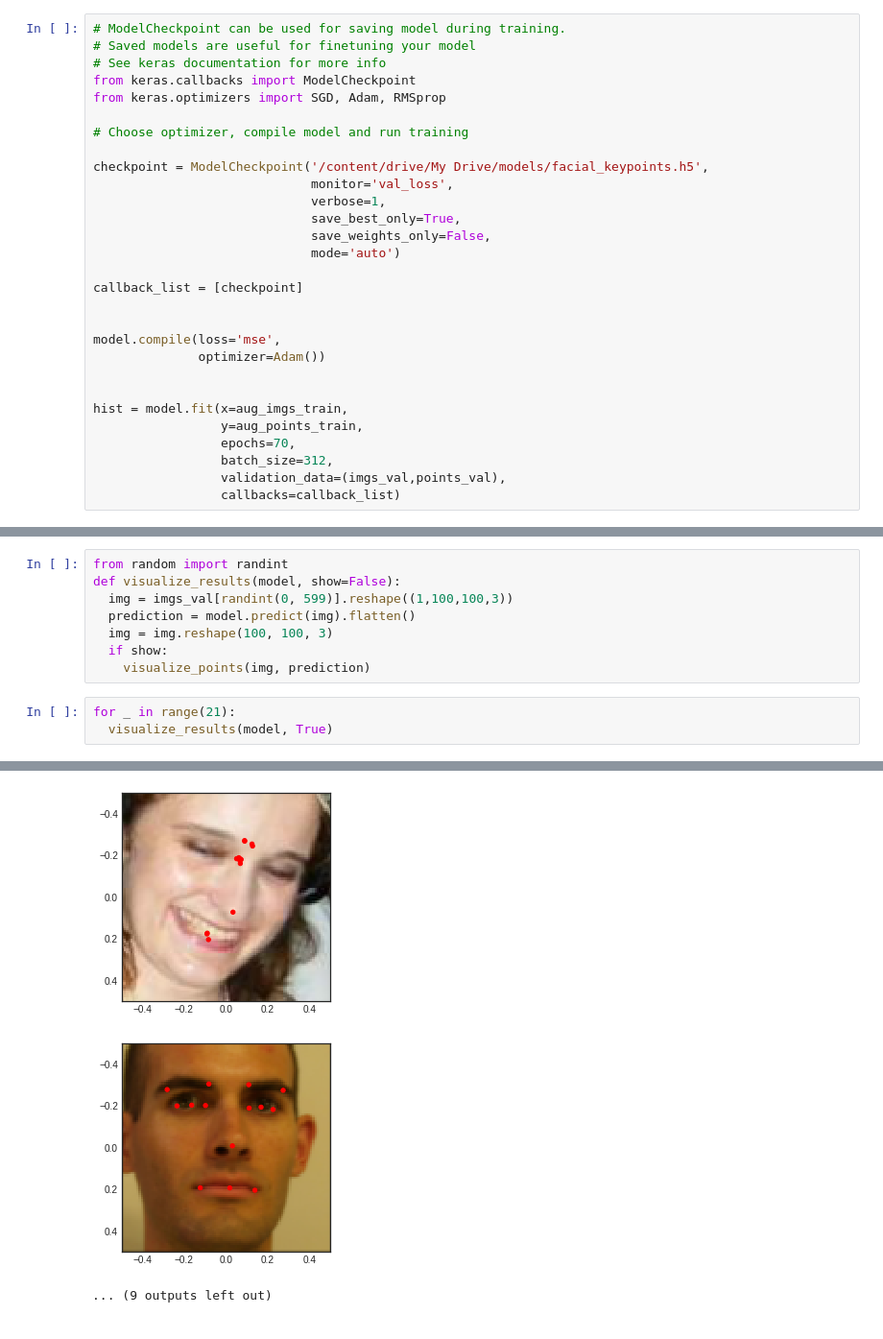
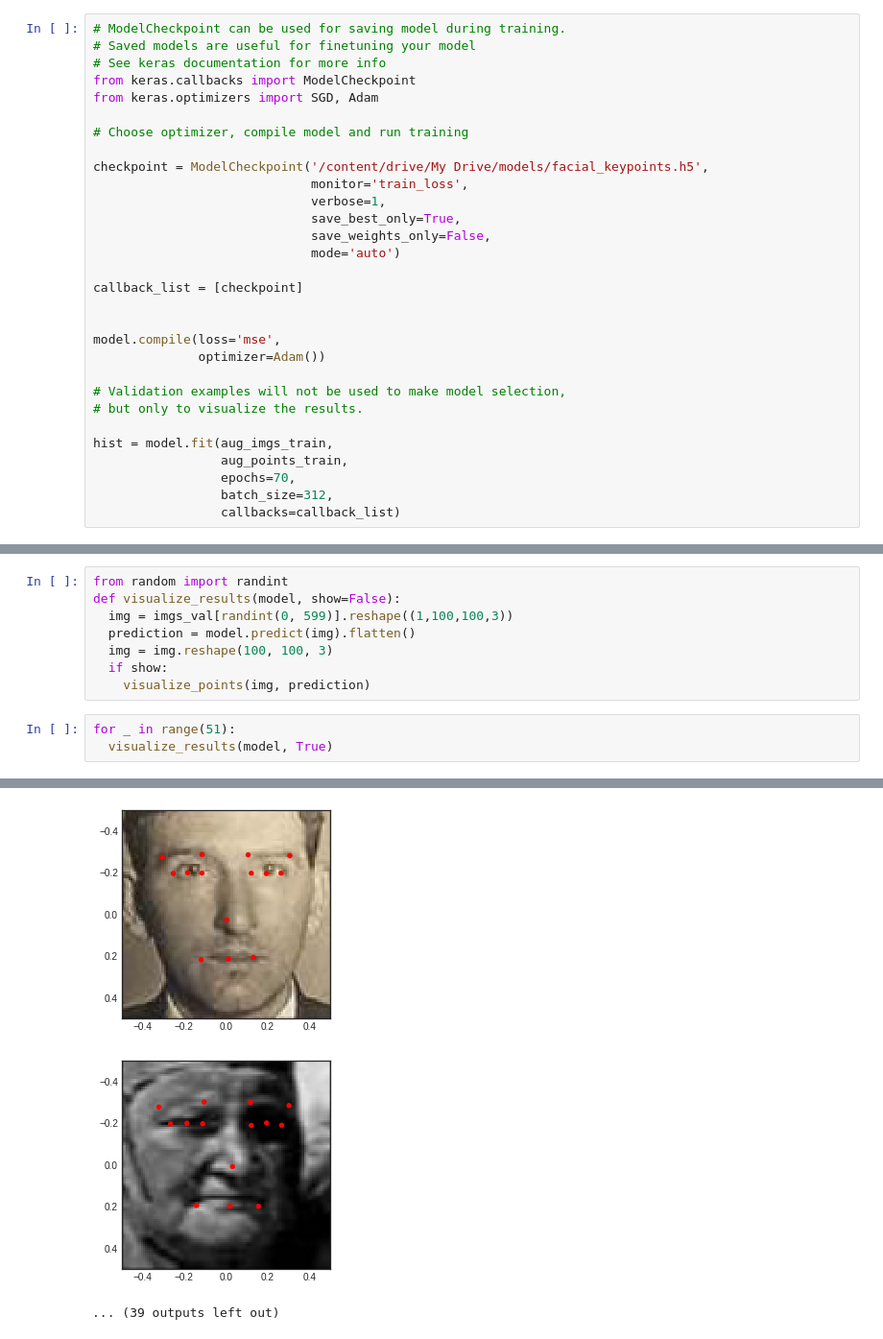
Before and after one commit to fabioachacon/Coursera_Projects, a Jupyter notebook: Facial_keypoints_fab.ipynb, the cells around one changed output, grey strips where cells are left out. Shown at 96% size. Saved outputs shown, nothing was run; the diff lists cells and outputs as text.

```diff
--- a/Facial_keypoints_fab.ipynb
+++ b/Facial_keypoints_fab.ipynb
@@ -209,12 +214,12 @@ Time to train! Since we are training a regressor, make sure that you use mean sq
 # Saved models are useful for finetuning your model
 # See keras documentation for more info
 from keras.callbacks import ModelCheckpoint
-from keras.optimizers import SGD, Adam, RMSprop
+from keras.optimizers import SGD, Adam
 
 # Choose optimizer, compile model and run training
 
 checkpoint = ModelCheckpoint('/content/drive/My Drive/models/facial_keypoints.h5',
-                             monitor='val_loss',
+                             monitor='train_loss',
                              verbose=1,
                              save_best_only=True,
                              save_weights_only=False,
@@ -226,11 +231,12 @@ callback_list = [checkpoint]
 model.compile(loss='mse',
               optimizer=Adam())
 
+# Validation examples will not be used to make model selection,
+# but only to visualize the results.
 
-hist = model.fit(x=aug_imgs_train,
-                 y=aug_points_train,
+hist = model.fit(aug_imgs_train,
+                 aug_points_train,
                  epochs=70,
                  batch_size=312,
-                 validation_data=(imgs_val,points_val),
                  callbacks=callback_list)
 # %% [output]
@@ -289,6 +290,6 @@ def visualize_results(model, show=False):
   if show:
     visualize_points(img, prediction)
 # %%
-for _ in range(21):
+for _ in range(51):
   visualize_results(model, True)
 # %% [output]
@@ -305,3 +306,3 @@ for _ in range(21):
-[figure, old version]
+[figure, new version]
-[figure, old version]
+[figure, new version]
-... (9 outputs left out)
+... (39 outputs left out)
```
Also changed, not shown: parts of 15 cells of this notebook.
